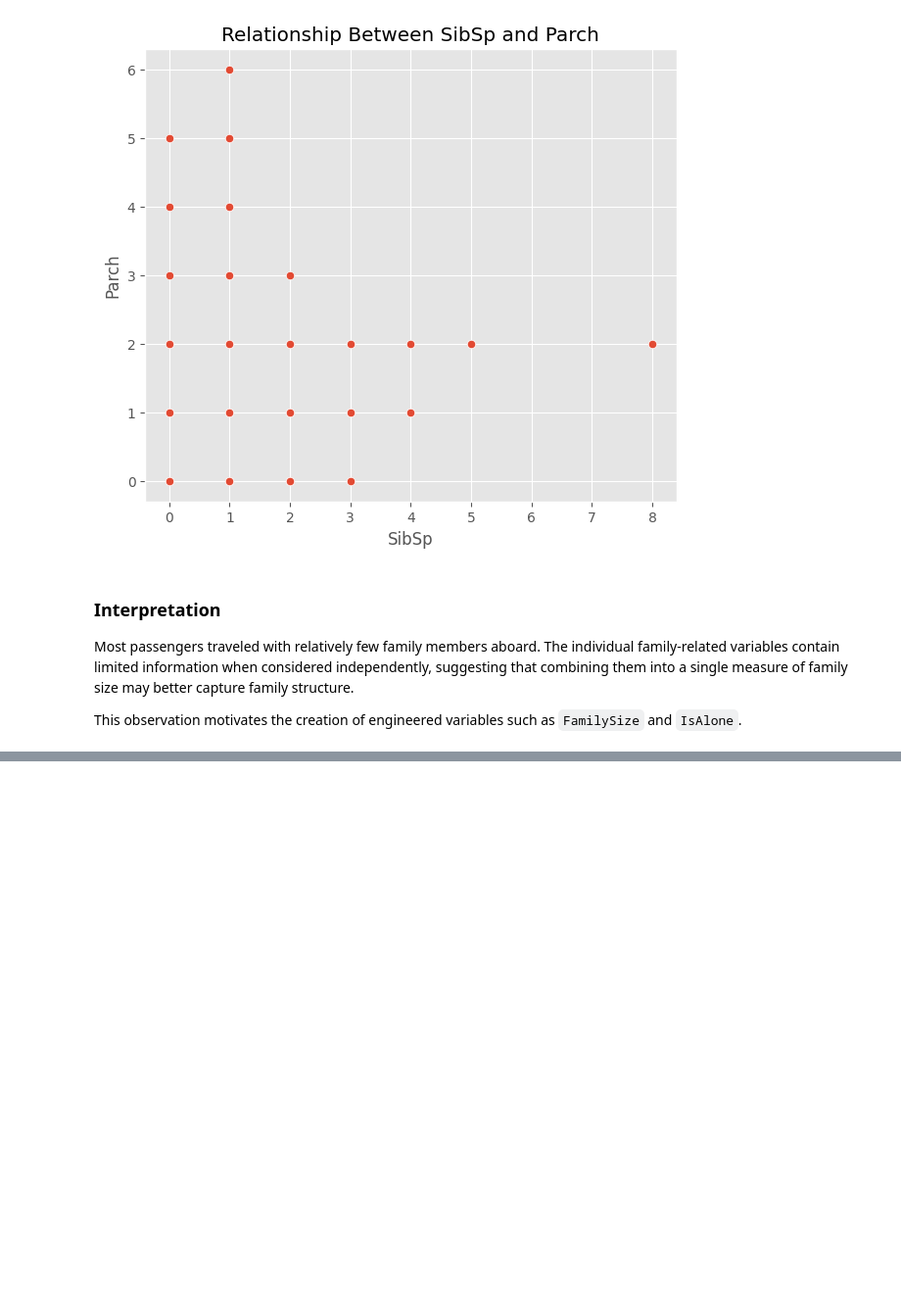
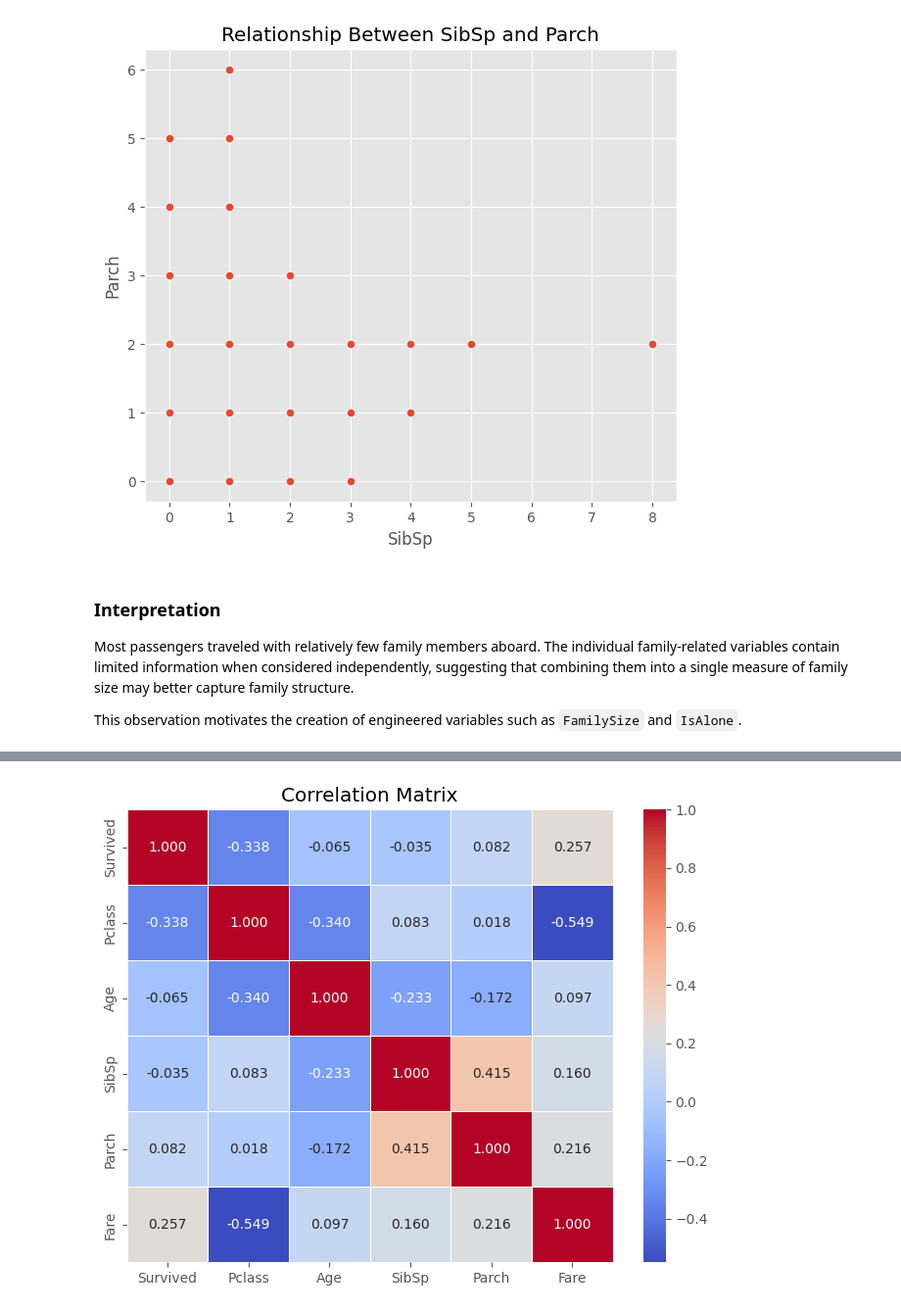
Before and after one commit to dipjyotisarmads2004-lgtm/titanic-survival-analysis, a Jupyter notebook: notebooks/03_exploratory_data_analysis.ipynb, the cells around one changed output, grey strips where cells are left out. Shown at 98% size. Drawn from its saved outputs; the diff is of its cells as text; code cells hidden in the pictures; blank space fills up the shorter version.

Commit message:
Complete correlation and multivariate exploration

```diff
--- a/notebooks/03_exploratory_data_analysis.ipynb
+++ b/notebooks/03_exploratory_data_analysis.ipynb
@@ -575,0 +582,8 @@ This observation motivates the creation of engineered variables such as `FamilyS
+# %%
+numerical_features = df.select_dtypes(
+    include=np.number
+).columns
+
+correlation_matrix = df[numerical_features].corr()
+
+correlation_matrix
@@ -575,0 +598,16 @@ This observation motivates the creation of engineered variables such as `FamilyS
+# %%
+plt.figure(figsize=(8,6))
+
+sns.heatmap(
+    correlation_matrix,
+    annot=True,
+    cmap="coolwarm",
+    fmt=".3f",
+    linewidths=0.5
+)
+
+plt.title("Correlation Matrix")
+
+plt.show()
+# %% [output]
+[figure, added]
```
Also changed, not shown: parts of 17 cells of this notebook.
